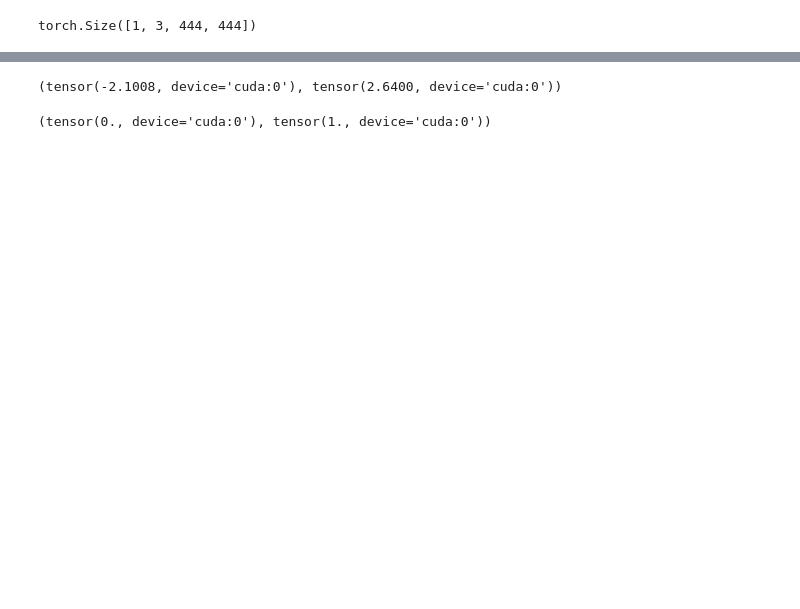
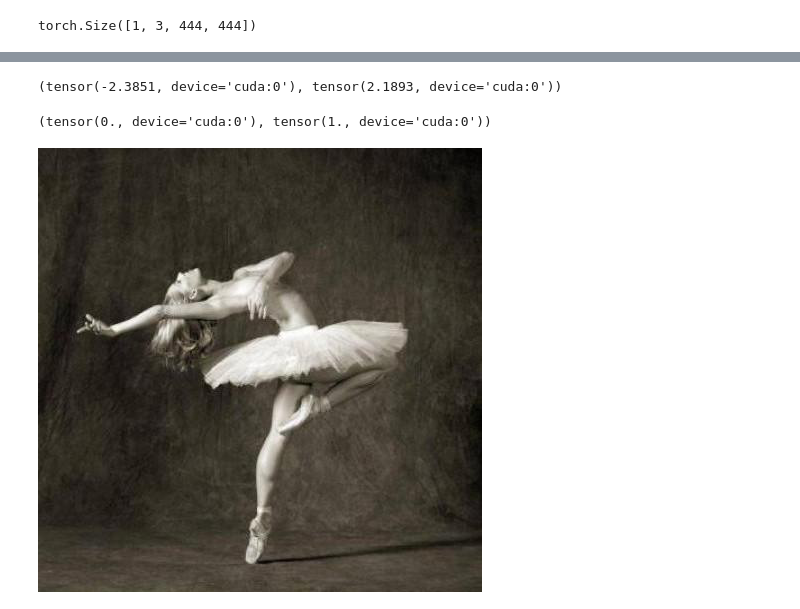
Before and after one commit to pranay8297/deep-learning-projects, a Jupyter notebook: prisma_own.ipynb, the cells around one changed output, grey strips where cells are left out. Drawn from its saved outputs; the diff is of its cells as text; code cells hidden in the pictures; blank space fills up the shorter version.

```diff
--- a/prisma_own.ipynb
+++ b/prisma_own.ipynb
@@ -432,7 +423,6 @@ torch.min(res[0]), torch.max(res[0])
 # %%
 # torch.min(res[0]), torch.max(res[0])
-nres = res[0]
-torch.min(nres), torch.max(nres)
+torch.min(res[0]), torch.max(res[0])
 # %% [output]
-(tensor(-2.1008, device='cuda:0'), tensor(2.6400, device='cuda:0'))
+(tensor(-2.3851, device='cuda:0'), tensor(2.1893, device='cuda:0'))
 # %%
@@ -442,6 +433,10 @@ nres /= nres.max(1, keepdim=True)[0]
 torch.min(nres), torch.max(nres)
 # %% [output]
 (tensor(0., device='cuda:0'), tensor(1., device='cuda:0'))
+# %%
+content
+# %% [output]
+[figure, added]
 # %%
 Image(nres)
 # %% [output]
```
Also changed, not shown: parts of 17 cells of this notebook.
